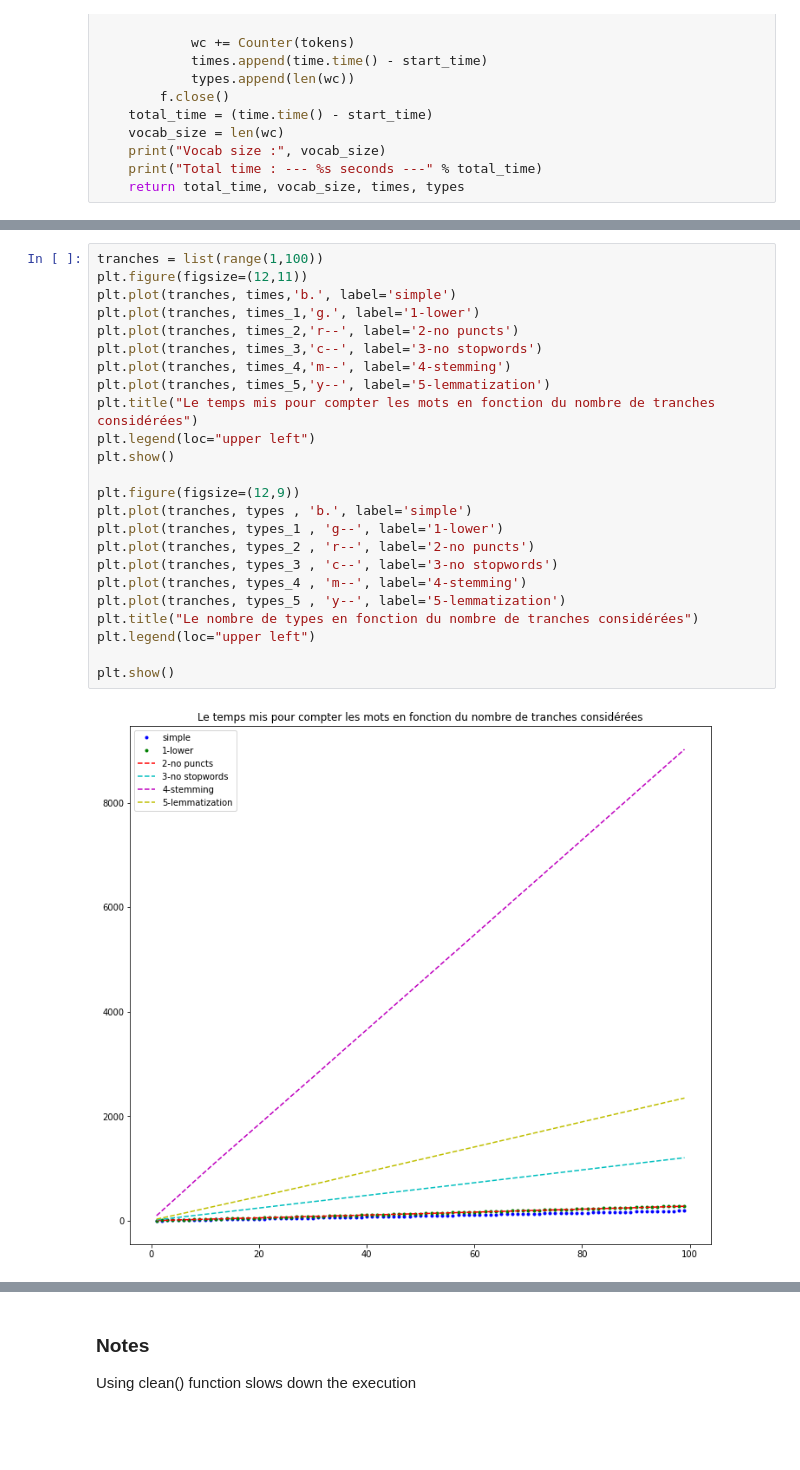
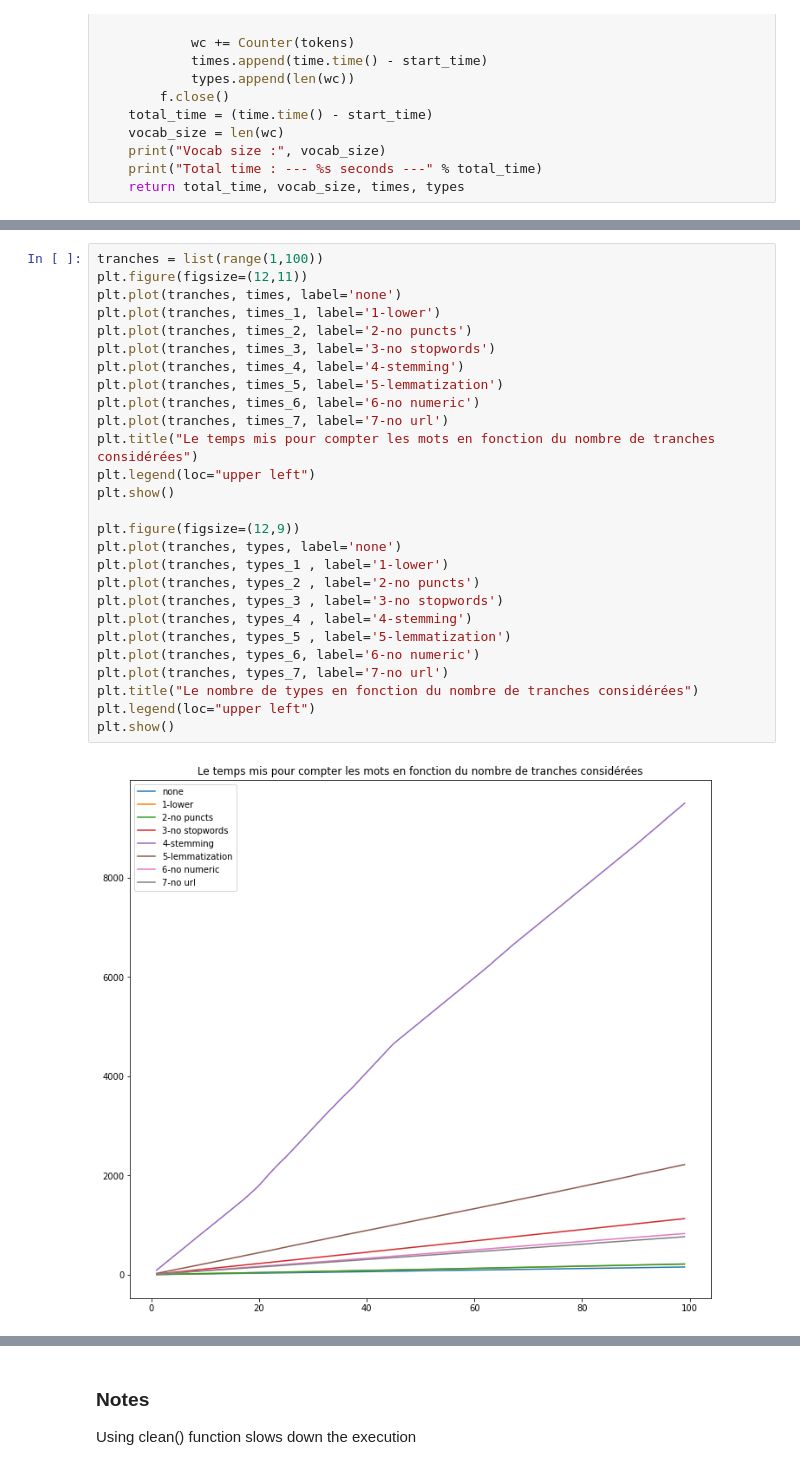
Before and after one commit to KacemKhaled/IFT6285-NLP, a Jupyter notebook: TP1/TP1.ipynb, the cells around one changed output, grey strips where cells are left out. Cells and saved outputs as stored; diff of their text form; blank space fills up the shorter version.

```diff
--- a/TP1/TP1.ipynb
+++ b/TP1/TP1.ipynb
@@ -239,26 +255,29 @@ np.savetxt("csv/types.csv",
 # %%
 tranches = list(range(1,100))
 plt.figure(figsize=(12,11))
-plt.plot(tranches, times,'b.', label='simple')
-plt.plot(tranches, times_1,'g.', label='1-lower')
-plt.plot(tranches, times_2,'r--', label='2-no puncts')
-plt.plot(tranches, times_3,'c--', label='3-no stopwords')
-plt.plot(tranches, times_4,'m--', label='4-stemming')
-plt.plot(tranches, times_5,'y--', label='5-lemmatization')
+plt.plot(tranches, times, label='none')
+plt.plot(tranches, times_1, label='1-lower')
+plt.plot(tranches, times_2, label='2-no puncts')
+plt.plot(tranches, times_3, label='3-no stopwords')
+plt.plot(tranches, times_4, label='4-stemming')
+plt.plot(tranches, times_5, label='5-lemmatization')
+plt.plot(tranches, times_6, label='6-no numeric')
+plt.plot(tranches, times_7, label='7-no url')
 plt.title("Le temps mis pour compter les mots en fonction du nombre de tranches considérées")
 plt.legend(loc="upper left")
 plt.show()
 
 plt.figure(figsize=(12,9))
-plt.plot(tranches, types , 'b.', label='simple')
-plt.plot(tranches, types_1 , 'g--', label='1-lower')
-plt.plot(tranches, types_2 , 'r--', label='2-no puncts')
-plt.plot(tranches, types_3 , 'c--', label='3-no stopwords')
-plt.plot(tranches, types_4 , 'm--', label='4-stemming')
-plt.plot(tranches, types_5 , 'y--', label='5-lemmatization')
+plt.plot(tranches, types, label='none')
+plt.plot(tranches, types_1 , label='1-lower')
+plt.plot(tranches, types_2 , label='2-no puncts')
+plt.plot(tranches, types_3 , label='3-no stopwords')
+plt.plot(tranches, types_4 , label='4-stemming')
+plt.plot(tranches, types_5 , label='5-lemmatization')
+plt.plot(tranches, types_6, label='6-no numeric')
+plt.plot(tranches, types_7, label='7-no url')
 plt.title("Le nombre de types en fonction du nombre de tranches considérées")
 plt.legend(loc="upper left")
-
 plt.show()
 # %% [output]
-[figure, old version]
+[figure, new version]
```
Also changed, not shown: parts of 25 cells of this notebook, 2 other files.
